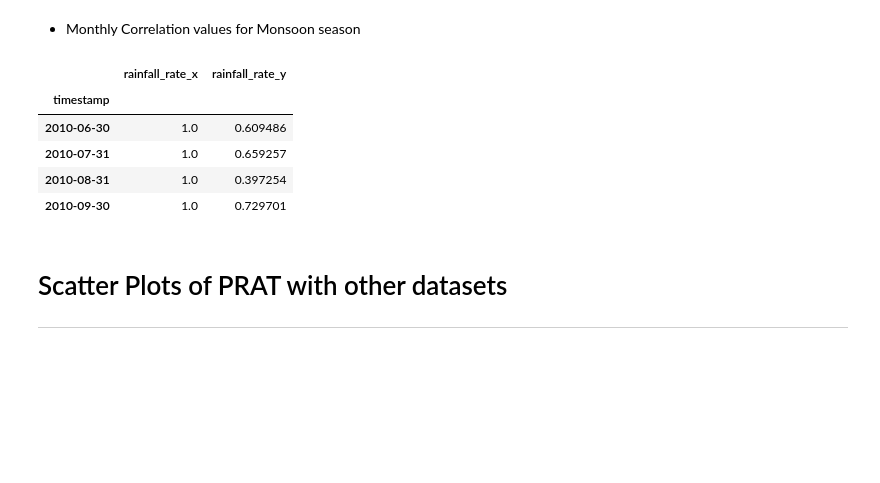
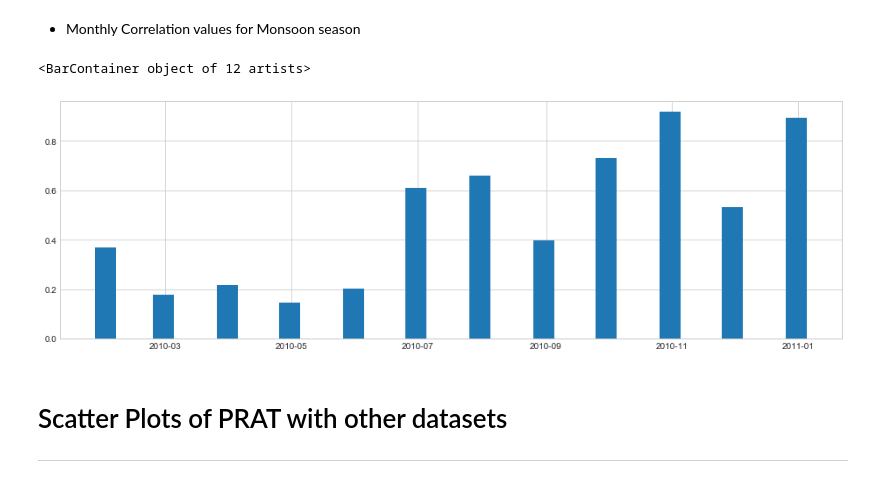
Before and after one commit to dsaharia/PRAT-Rainfall, a Jupyter notebook: imager-rainfall/01_Singapore_prat.ipynb, the cells around one changed output. Drawn from its saved outputs; the diff is of its cells as text; code cells hidden in the pictures; blank space fills up the shorter version.

Commit message:
Corr values for the year added

```diff
--- a/imager-rainfall/01_Singapore_prat.ipynb
+++ b/imager-rainfall/01_Singapore_prat.ipynb
@@ -265,18 +266,29 @@ KGE Scores of PRAT with
  GPM : 0.005724390632765197
 # %% [markdown]
 * Monthly Correlation values for Monsoon season
-# %%
-pd.merge(
-    monsoon_prat, monsoon_gauge,
-    on='timestamp'
-).resample('1M')[['rainfall_rate_x', 'rainfall_rate_y']].corr().groupby(level=0).first()
-# %% [output]
-|  | rainfall_rate_x | rainfall_rate_y |
-| timestamp |  |  |
-| 2010-06-30 | 1.0 | 0.609486 |
-| 2010-07-31 | 1.0 | 0.659257 |
-| 2010-08-31 | 1.0 | 0.397254 |
-| 2010-09-30 | 1.0 | 0.729701 |
+# %%
+monsoon_corr = pd.merge(
+    monsoon_prat, monsoon_gauge,
+    on='timestamp'
+).resample('1M')[['rainfall_rate_x', 'rainfall_rate_y']].corr().groupby(level=0).first()
+monsoon_corr.drop('rainfall_rate_x', axis=1, inplace=True)
+non_monsoon_corr = pd.merge(
+    non_monsoon_prat,
+    non_monsoon_gauge,
+    on='timestamp'
+).resample('1M')[['rainfall_rate_x', 'rainfall_rate_y']].corr().groupby(level=0).first()
+non_monsoon_corr.drop(
+    [pd.to_datetime('2010-06-30'), pd.to_datetime('2010-07-31'),
+     pd.to_datetime('2010-08-31'), pd.to_datetime('2010-09-30')], inplace=True
+)
+non_monsoon_corr.drop('rainfall_rate_x', axis=1, inplace=True)
+full_corr = pd.concat([non_monsoon_corr, monsoon_corr])
+full_corr.sort_index(axis=0, inplace=True)
+full_corr.rename(columns={'rainfall_rate_y':'corr'}, inplace=True)
+plt.bar(full_corr.index, full_corr['corr'], width=10) # some bugs are there
+# %% [output]
+<BarContainer object of 12 artists>
+[figure, added]
 # %% [markdown]
 # Scatter Plots of PRAT with other datasets
 ---
```
Also changed, not shown: parts of 4 cells of this notebook.
